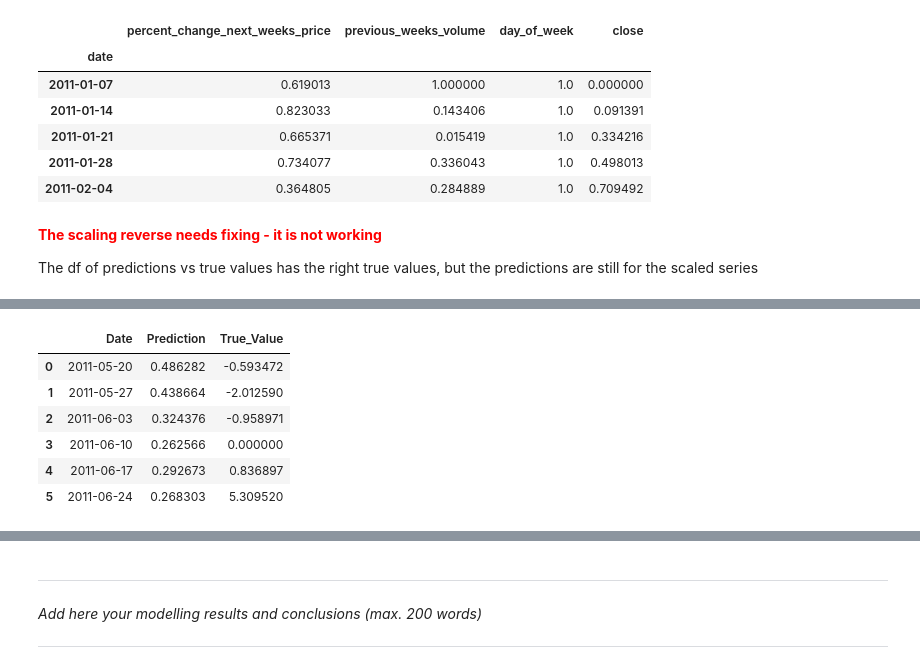
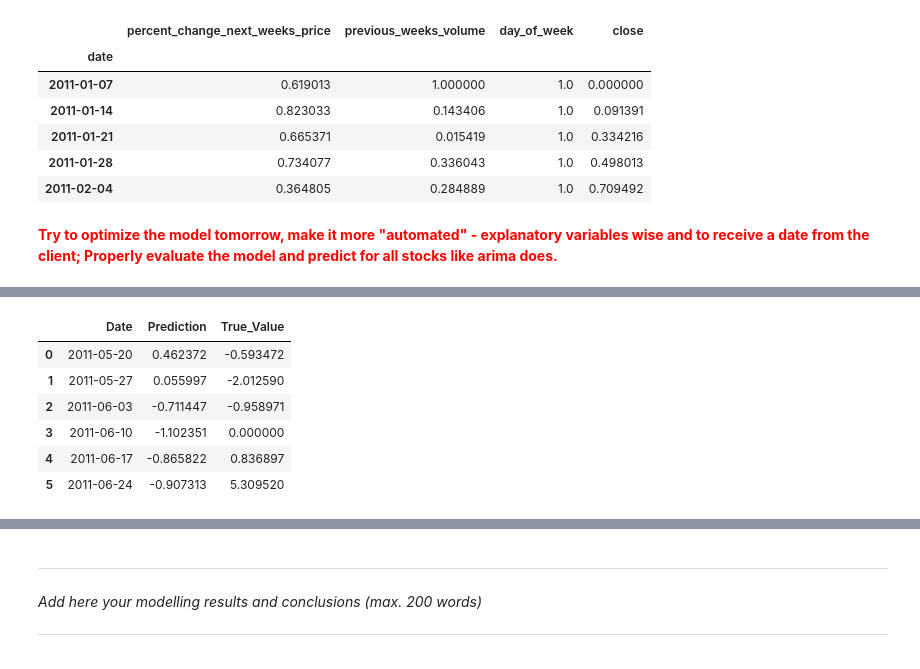
Before and after one commit to CarolinaRuivo/dowjones-index, a Jupyter notebook: template.ipynb, the cells around one changed output, grey strips where cells are left out. Drawn from its saved outputs; the diff is of its cells as text; code cells hidden in the pictures.

```diff
--- a/template.ipynb
+++ b/template.ipynb
@@ -2010,12 +2025,10 @@ scaled_ts.head()
 | 2011-01-21 | 0.665371 | 0.015419 | 1.0 | 0.334216 |
 | 2011-01-28 | 0.734077 | 0.336043 | 1.0 | 0.498013 |
 | 2011-02-04 | 0.364805 | 0.284889 | 1.0 | 0.709492 |
-# %% [markdown]
-<font color=#FF0000>**The scaling reverse needs fixing - it is not working**</font>
-
-The df of predictions vs true values has the right true values, but the predictions are still for the scaled series
+# %% [markdown]
+<font color=#FF0000>**Try to optimize the model tomorrow, make it more "automated" - explanatory variables wise and to receive a date from the client; Properly evaluate the model and predict for all stocks like arima does.**</font>
 # %%
-#Define the stock to predict
+# Define the stock to predict
 stock_data = df[df['stock'] == 'IBM'].copy()
 
 # Set the 'date' column as the index
@@ -2039,12 +2052,15 @@ predictions = []
 true_values = []
 dates = []
 
+pre_reversed_data = []
+
 for i in range(train_size, len(scaled_ts) - 1):
     train_data = scaled_ts.iloc[:i]
     test_data = scaled_ts.iloc[i]
 
     # Prepare the training data
     X_train = train_data[['previous_weeks_volume', 'day_of_week', 'close']]
+    #X_train = train_data[['day_of_week', 'close']]
     y_train = train_data[['percent_change_next_weeks_price']]
 
     X_train, y_train = np.array(X_train), np.array(y_train)
@@ -2069,18 +2085,21 @@ for i in range(train_size, len(scaled_ts) - 1):
 
     # Make prediction for the next observation
     X_test = test_data[['previous_weeks_volume', 'day_of_week', 'close']]
+    #X_test = test_data[['day_of_week', 'close']]
     X_test = np.array(X_test).reshape(1, -1)  # Reshape for LSTM input
+
     prediction = model.predict(X_test)
+    print(f"BEFORE REVERSE: {prediction}")
+    # Create a dictionary to hold the prediction and other variables
+    prediction_dict = {
+        'percent_change_next_weeks_price': prediction[0][0],
+        'previous_weeks_volume': test_data['previous_weeks_volume'],
+        'day_of_week': test_data['day_of_week'],
+        'close': test_data['close']
+    }
 
-    # Inverse transform the prediction
-    #prediction = scaler.inverse_transform(prediction)
-    #prediction = scaler.inverse_transform(np.array(prediction).reshape(1, -1))
-    #prediction = scaler.inverse_transform([[prediction]])[0][0]
-    #prediction = scaler.inverse_transform(prediction.reshape(1, -1)).flatten()[0]
-
-    print(prediction.shape)
-
-    predictions.append(prediction[0][0])
+    # Append the dictionary to the pre_reversed_data list
+    pre_reversed_data.append(prediction_dict)
 
     # Save the true value
     true_value = ts_data.iloc[i + 1]['percent_change_next_weeks_price']  # Retrieve from original data
@@ -2092,6 +2111,15 @@ for i in range(train_size, len(scaled_ts) - 1):
 
 true_values = np.array(true_values)
 
+# Convert the list of dictionaries into a DataFrame
+pre_reversed_df = pd.DataFrame(pre_reversed_data)
+
+# Apply inverse scaling to the DataFrame
+reversed_data = scaler.inverse_transform(pre_reversed_df)
+
+# Extract the reversed prediction values
+predictions = reversed_data[:, 0]
+
 # Create a DataFrame to store the results
 results_df = pd.DataFrame({'Date': dates, 'Prediction': predictions, 'True_Value': true_values})
 results_df
@@ -2116,7 +2144,7 @@ Epoch 13/100
 |  | Date | Prediction | True_Value |
-| 0 | 2011-05-20 | 0.486282 | -0.593472 |
-| 1 | 2011-05-27 | 0.438664 | -2.012590 |
-| 2 | 2011-06-03 | 0.324376 | -0.958971 |
-| 3 | 2011-06-10 | 0.262566 | 0.000000 |
-| 4 | 2011-06-17 | 0.292673 | 0.836897 |
-| 5 | 2011-06-24 | 0.268303 | 5.309520 |
+| 0 | 2011-05-20 | 0.462372 | -0.593472 |
+| 1 | 2011-05-27 | 0.055997 | -2.012590 |
+| 2 | 2011-06-03 | -0.711447 | -0.958971 |
+| 3 | 2011-06-10 | -1.102351 | 0.000000 |
+| 4 | 2011-06-17 | -0.865822 | 0.836897 |
+| 5 | 2011-06-24 | -0.907313 | 5.309520 |
```
Also changed, not shown: parts of 13 cells of this notebook.
